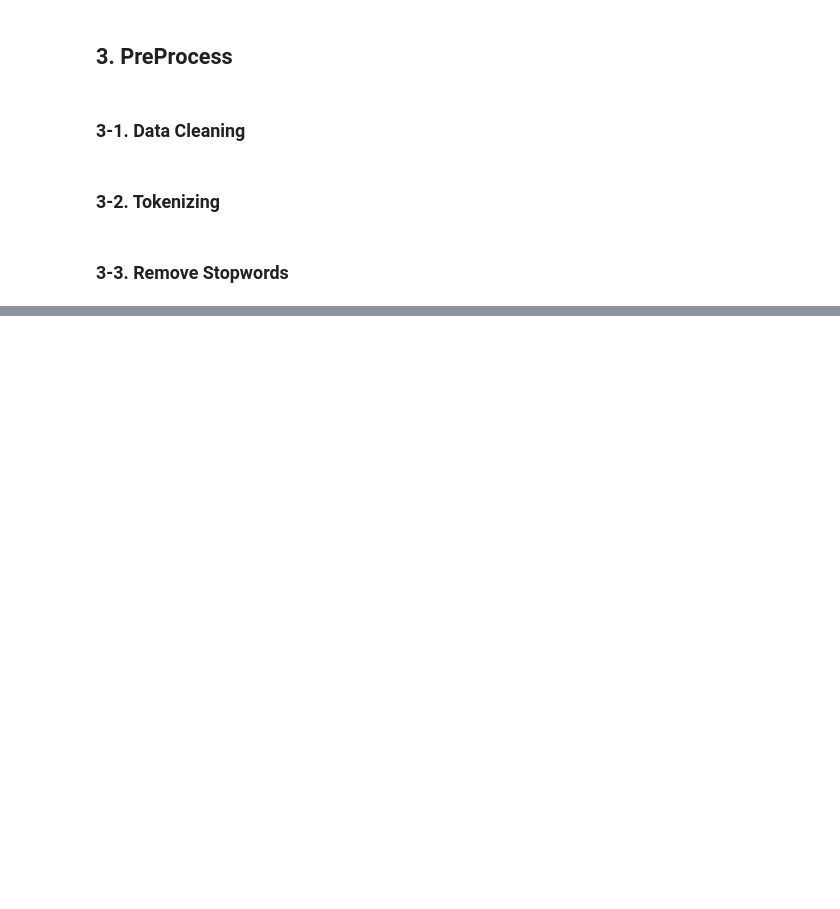
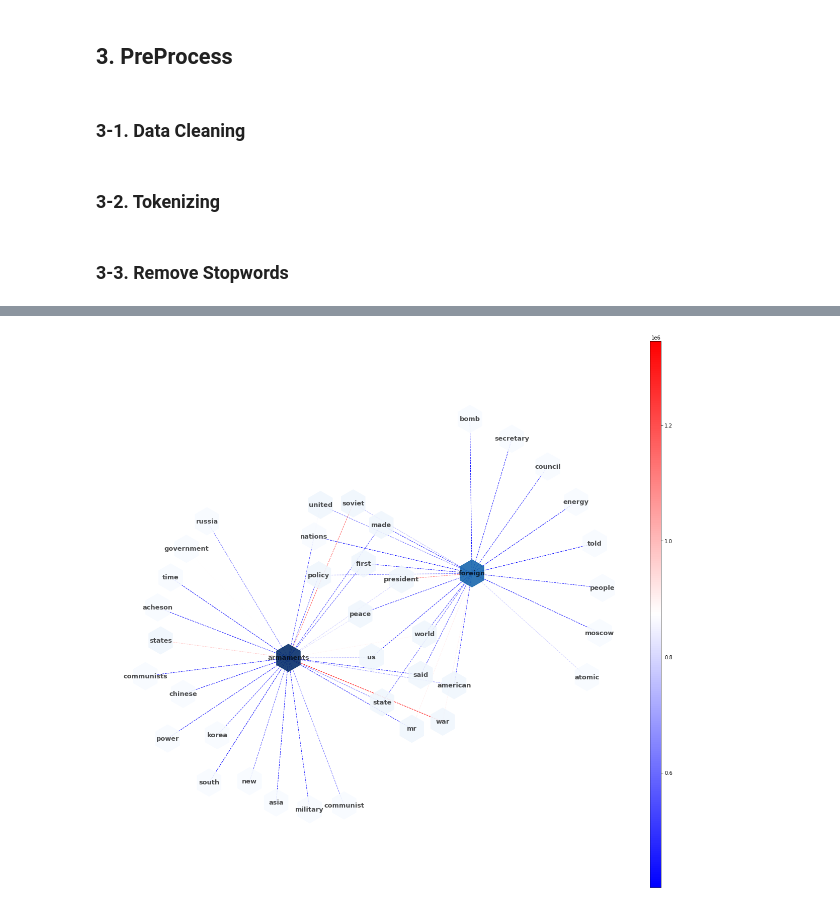
Before and after one commit to MartinusChoi/Text-Mining-Project, a Jupyter notebook: Network-Web-Analysis-ST.ipynb, the cells around one changed output, grey strips where cells are left out. Saved outputs shown, nothing was run; the diff lists cells and outputs as text; code cells hidden in the pictures; blank space fills up the shorter version.

```diff
--- a/Network-Web-Analysis-ST.ipynb
+++ b/Network-Web-Analysis-ST.ipynb
@@ -110,0 +204,6 @@ result = list(apriori(tokenized_1, min_support=0.01))
+# %%
+df = pd.read_csv(RESULT_3 + 'word-pair-freq.csv')
+# %%
+plotNetwork(df, 400000, 3000, RESULT_3)
+# %% [output]
+[figure, added]
```
Also changed, not shown: parts of 17 cells of this notebook, 7 other files.
